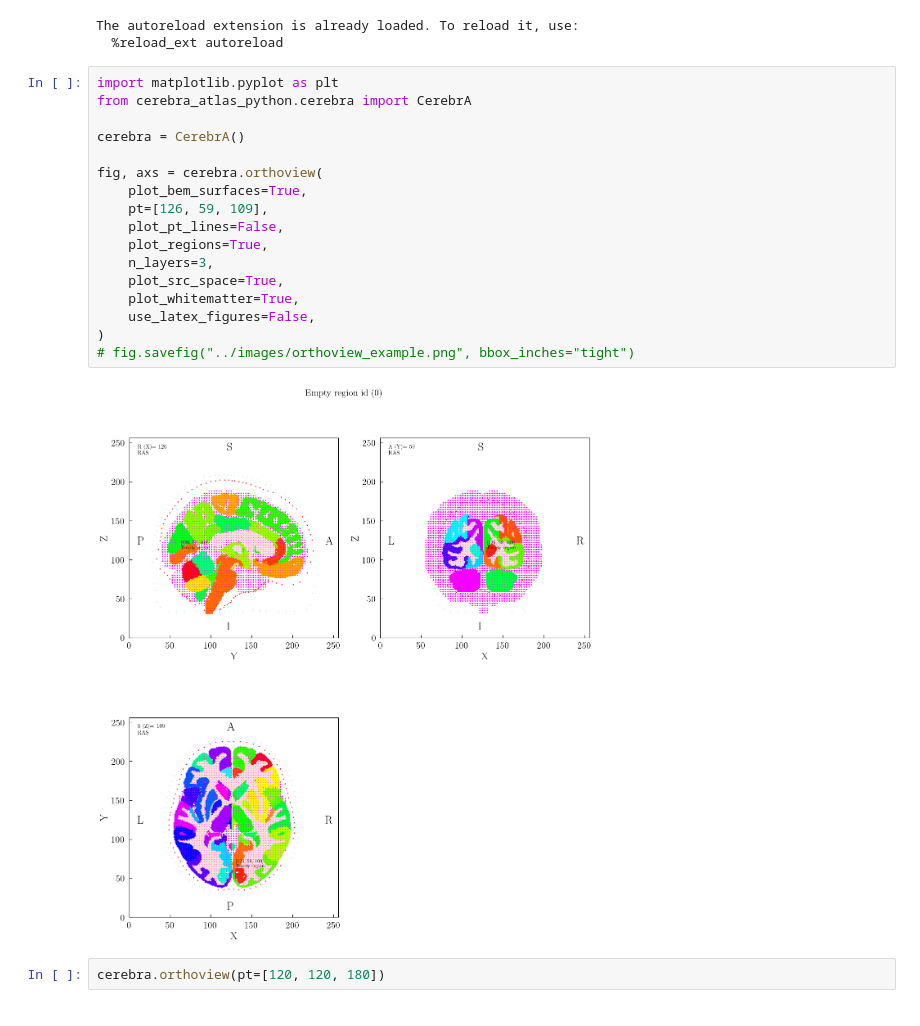
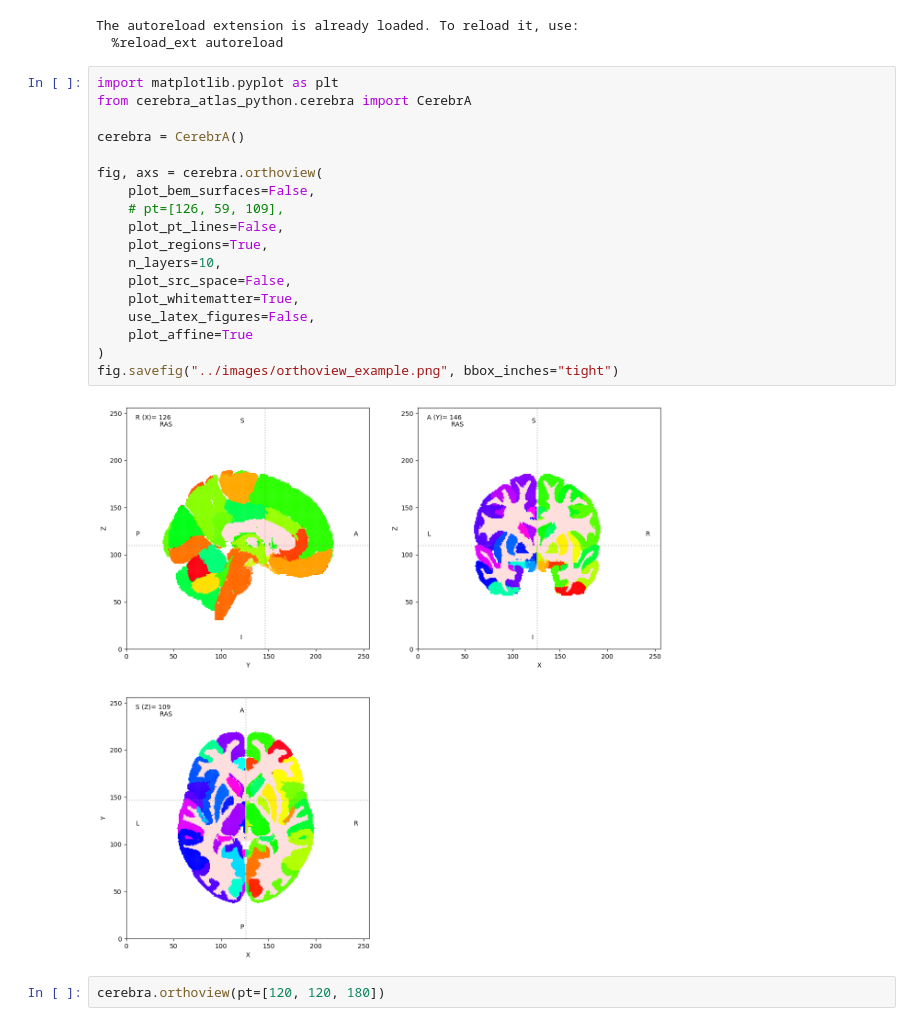
Before and after one commit to kdotdot/cerebra_atlas_python, a Jupyter notebook: notebooks/2d_example.ipynb, the cells around one changed output. Saved outputs shown, nothing was run; the diff lists cells and outputs as text.

```diff
--- a/notebooks/2d_example.ipynb
+++ b/notebooks/2d_example.ipynb
@@ -12,22 +12,23 @@ The autoreload extension is already loaded. To reload it, use:
 # %%
 import matplotlib.pyplot as plt
 from cerebra_atlas_python.cerebra import CerebrA
 
 cerebra = CerebrA()
 
 fig, axs = cerebra.orthoview(
-    plot_bem_surfaces=True,
-    pt=[126, 59, 109],
+    plot_bem_surfaces=False,
+    # pt=[126, 59, 109],
     plot_pt_lines=False,
     plot_regions=True,
-    n_layers=3,
-    plot_src_space=True,
+    n_layers=10,
+    plot_src_space=False,
     plot_whitematter=True,
     use_latex_figures=False,
+    plot_affine=True
 )
-# fig.savefig("../images/orthoview_example.png", bbox_inches="tight")
+fig.savefig("../images/orthoview_example.png", bbox_inches="tight")
 # %% [output]
-[figure, old version]
+[figure, new version]
 # %%
 cerebra.orthoview(pt=[120, 120, 180])
 # %% [output]
```
Also changed, not shown: 12 other files.
